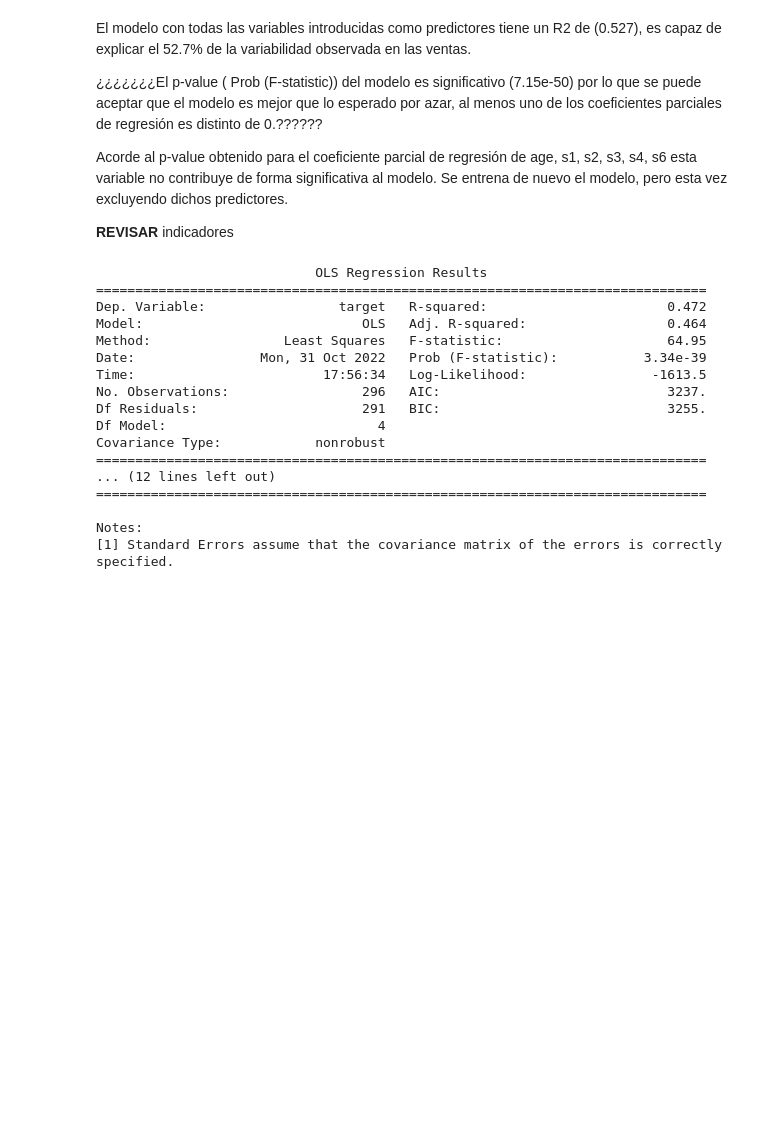
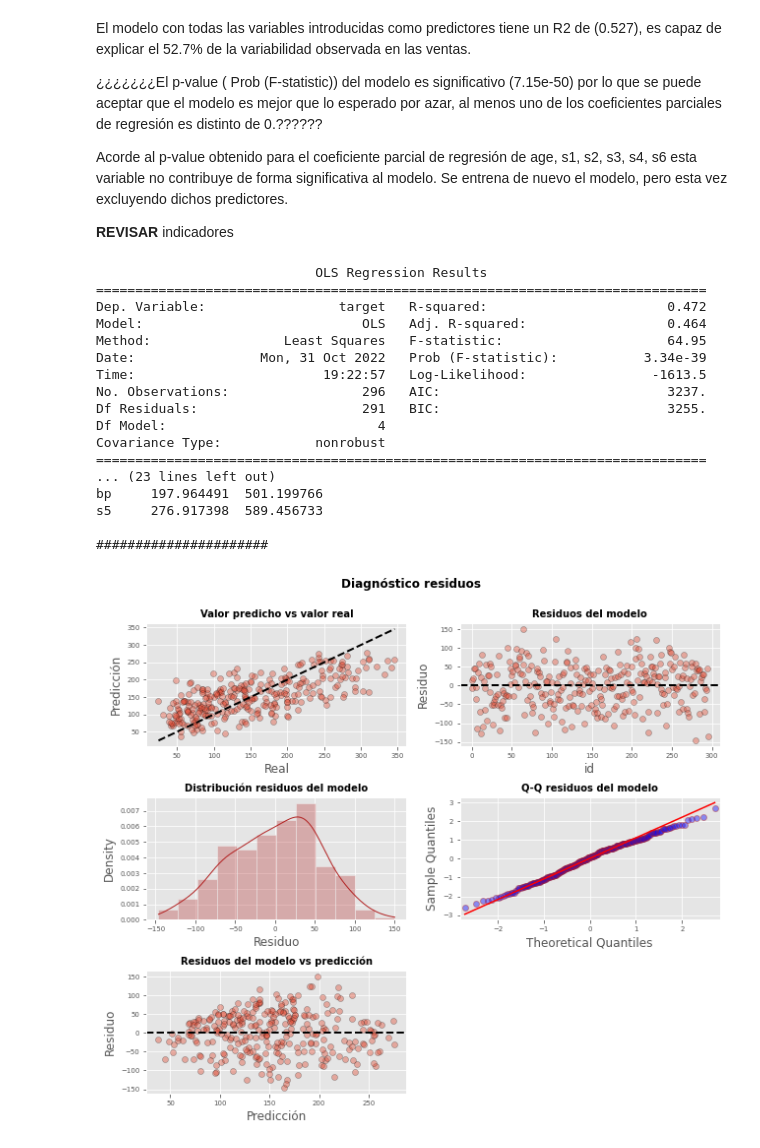
Before and after one commit to octagomez/Practico_191022, a Jupyter notebook: Examen V1.ipynb, the cells around one changed output. Cells and saved outputs as stored; diff of their text form; code cells hidden in the pictures; blank space fills up the shorter version.

```diff
--- a/Examen V1.ipynb
+++ b/Examen V1.ipynb
@@ -247,30 +349,46 @@ indicadores
 # %%
 # EVALUANDO QUITANDO LAS COLUMNAS DE MENOR PESO
 # A la matriz de predictores se le tiene que añadir una columna de 1s para el intercept del modelo
 X_train_2 = X_train.drop(columns=['age','s1','s2','s3','s4','s6'])
 X_test_2 = X_test.drop(columns=['age','s1','s2','s3','s4','s6'])
 X_train_2 = sm.add_constant(X_train_2, prepend=True)
 modelo_clear_1 = sm.OLS(endog=y_train, exog=X_train_2,)
 modelo_clear_1 = modelo_clear_1.fit()
 print(modelo_clear_1.summary())
+
+# Intervalos de confianza para los coeficientes del modelo
+# ==============================================================================
+intervalos_ci = modelo_clear_1.conf_int(alpha=0.05)
+intervalos_ci.columns = ['2.5%', '97.5%']
+print("\n" + "INTERVALO DE CONFIANZA" +"\n")
+print(intervalos_ci)
+print("\n" + "######################" +"\n")
+
+# Diagnostico de Errores
+# ==============================================================================
+y_train_flatten = y_train.values.flatten()
+prediccion_train = modelo_clear_1.predict(exog = X_train_2)
+residuos_train   = prediccion_train - y_train_flatten
+diagnostic_garbages(y_train_flatten, prediccion_train,residuos_train)
 # %% [output]
                             OLS Regression Results
 ==============================================================================
 Dep. Variable:                 target   R-squared:                       0.472
 Model:                            OLS   Adj. R-squared:                  0.464
 Method:                 Least Squares   F-statistic:                     64.95
 Date:                Mon, 31 Oct 2022   Prob (F-statistic):           3.34e-39
-Time:                        17:56:34   Log-Likelihood:                -1613.5
+Time:                        19:22:57   Log-Likelihood:                -1613.5
 No. Observations:                 296   AIC:                             3237.
 Df Residuals:                     291   BIC:                             3255.
 Df Model:                           4
 Covariance Type:            nonrobust
 ==============================================================================
-... (12 lines left out)
-==============================================================================
+... (23 lines left out)
+bp     197.964491  501.199766
+s5     276.917398  589.456733
 
-Notes:
-[1] Standard Errors assume that the covariance matrix of the errors is correctly specified.
+######################
+[figure, added]
 # %%
 # EVALUANDO QUITANDO LAS COLUMNAS DE MENOR PESO
 # A la matriz de predictores se le tiene que añadir una columna de 1s para el intercept del modelo
```
Also changed, not shown: parts of 15 cells of this notebook.
